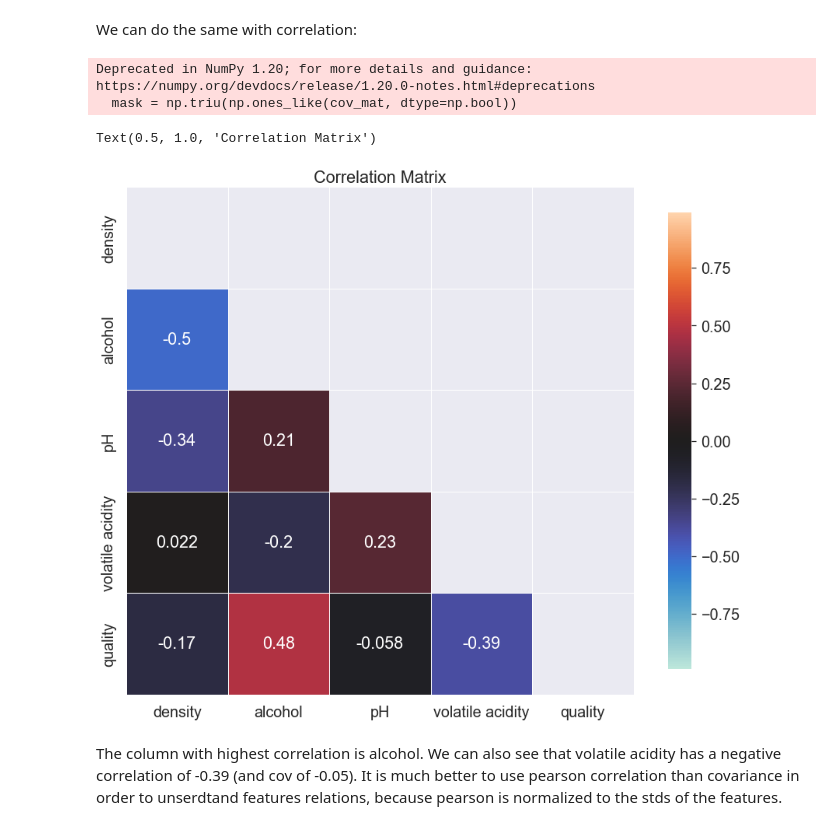
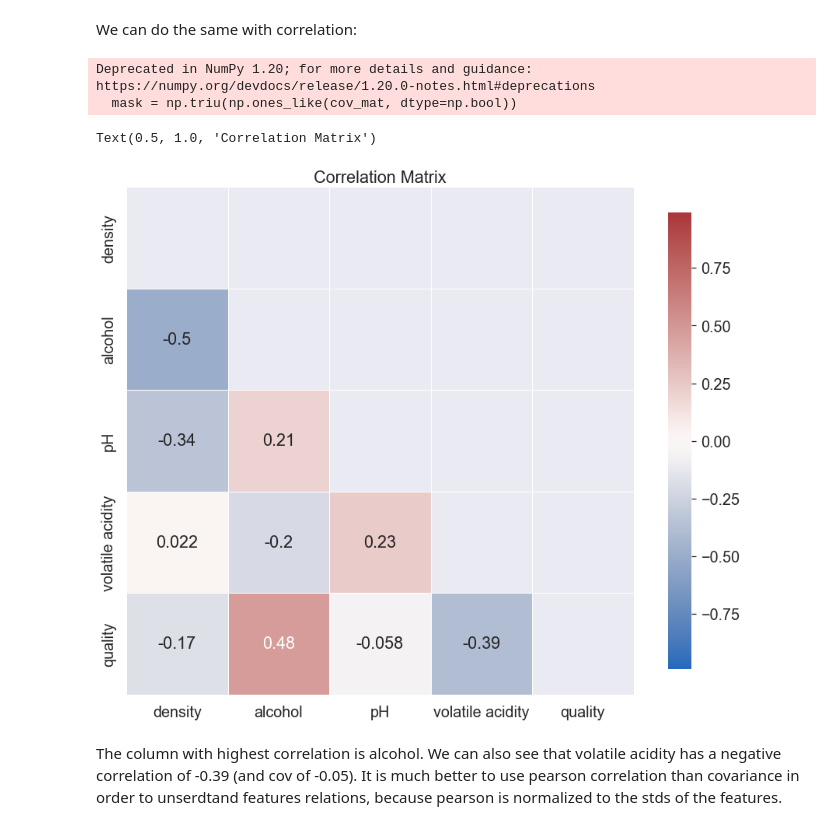
Before and after one commit to EyalMichaeli/IDC_masters, a Jupyter notebook: semester_2/stat/Eyal/Exercises/EX1/hw1.ipynb, the cells around one changed output. Drawn from its saved outputs; the diff is of its cells as text; code cells hidden in the pictures.

```diff
--- a/semester_2/stat/Eyal/Exercises/EX1/hw1.ipynb
+++ b/semester_2/stat/Eyal/Exercises/EX1/hw1.ipynb
@@ -294,18 +294,18 @@ We can do the same with correlation:
 # %%
 cov_mat = df.corr()
 
 f, ax = plt.subplots(figsize=(16, 12))
 mask = np.triu(np.ones_like(cov_mat, dtype=np.bool))
 
 sns.heatmap(cov_mat, mask=mask, vmax=.99, vmin=-0.99, center=0,
-            square=True, linewidths=.5, cbar_kws={"shrink": .9}, annot=True)
+            square=True, linewidths=.5, cbar_kws={"shrink": .9}, annot=True, cmap="vlag")
 
 plt.title("Correlation Matrix")
 # %% [output]
 Deprecated in NumPy 1.20; for more details and guidance: https://numpy.org/devdocs/release/1.20.0-notes.html#deprecations
   mask = np.triu(np.ones_like(cov_mat, dtype=np.bool))
 Text(0.5, 1.0, 'Correlation Matrix')
-[figure, old version]
+[figure, new version]
 # %% [markdown]
 The column with highest correlation is alcohol. We can also see that volatile acidity has a negative correlation of -0.39 (and cov of -0.05). It is much better to use pearson correlation than covariance in order to unserdtand features relations, because pearson is normalized to the stds of the features.
 # %% [markdown]
```
Also changed, not shown: parts of 17 cells of this notebook, 1 other file.
